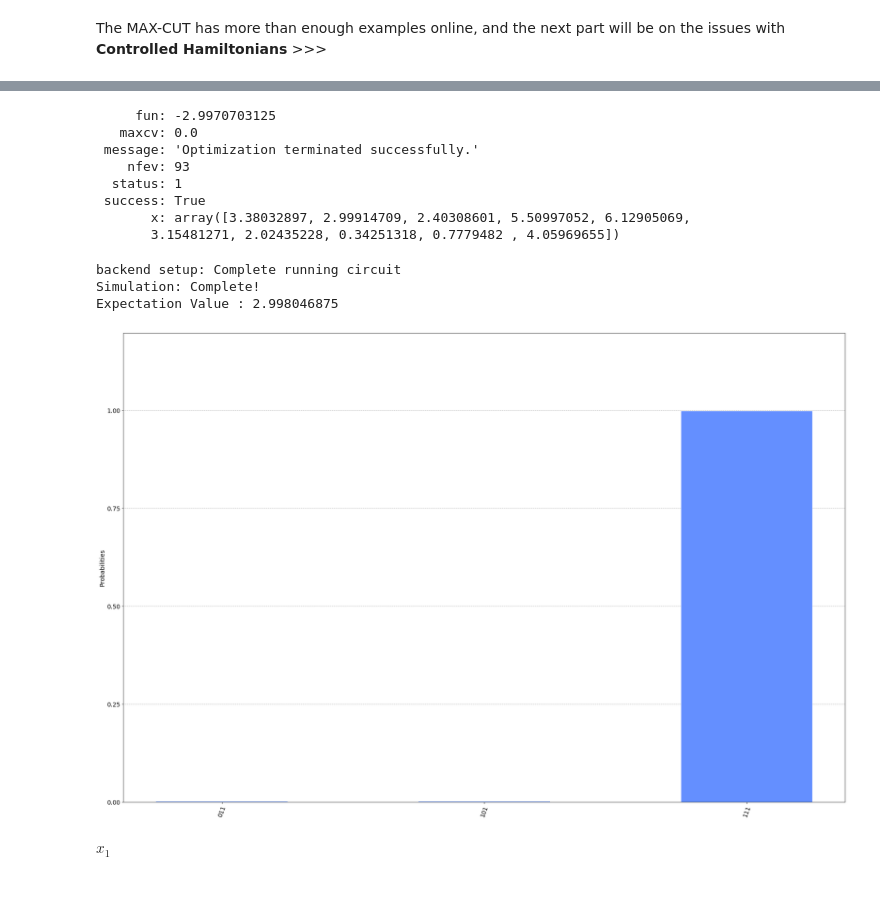
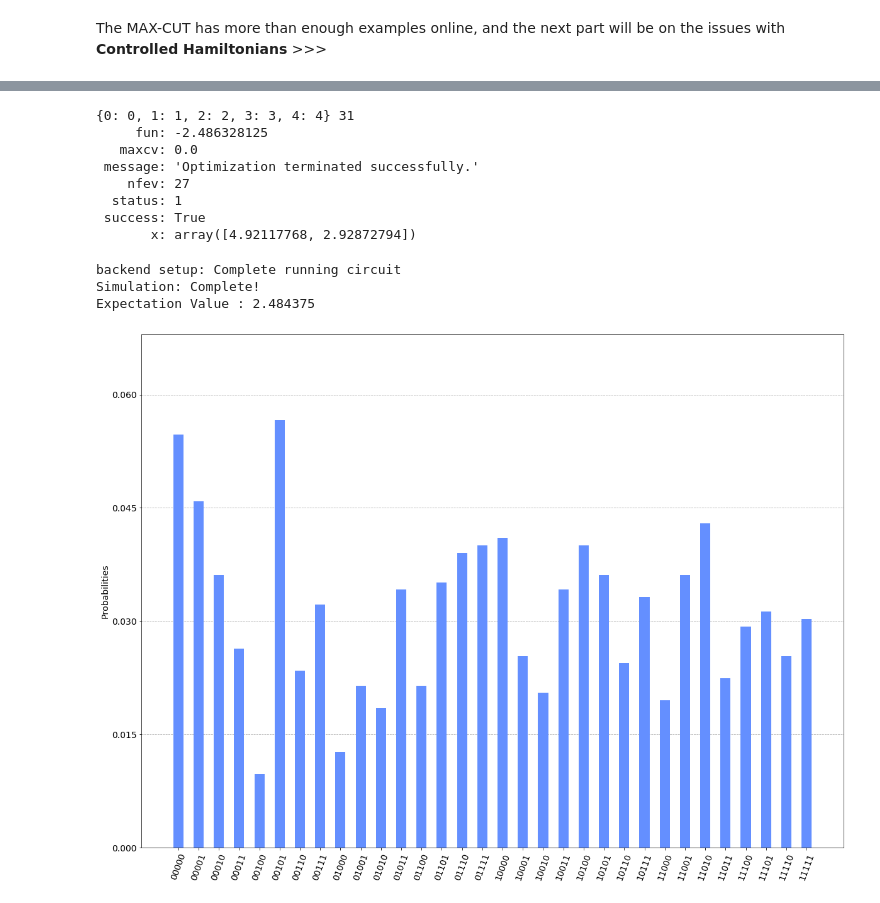
Before and after one commit to nus-comparch/hamiltonian_engine, a Jupyter notebook: Examples/2_PredefinedExamples_MAXCUT.ipynb, the cells around one changed output, grey strips where cells are left out. Cells and saved outputs as stored; diff of their text form; code cells hidden in the pictures.

```diff
--- a/Examples/2_PredefinedExamples_MAXCUT.ipynb
+++ b/Examples/2_PredefinedExamples_MAXCUT.ipynb
@@ -235,9 +234,9 @@ plot_histogram(res.get_counts(),figsize = (30,20),bar_labels = False)
 # %% [markdown]
 The MAX-CUT has more than enough examples online, and the next part will be on the issues with **Controlled Hamiltonians** >>>
 # %%
-n     = 3
+n     = 5
 V     = np.arange(0,n,1)
-E     =[(0,1,1.0),(2,0,1.0),(1,2,1.0)]
+E     =[(0,1,1.0),(1,2,1.0),(2,3,1.0), (3,4,1.0), (0,4,1.0)]
 
 G     = nx.Graph()
 G.add_nodes_from(V)
@@ -261,7 +262,7 @@ import numpy as np
 obj1 = 'x_1 '
 v1 = ['x_1']
 
-hamiltonian = sk.skeletor(5, obj1, v1, False,graph=G)
+hamiltonian = sk.skeletor(1, obj1, v1, False,graph=G)
 
 hamiltonian.get_objFun()
 # %% [output]
@@ -278,0 +275,3 @@ hamiltonian.generate_quantumCircuit(hyperparams=hyperparams)
+# %%
+hyperparams = [0.98139345, 0.97441032]
+hamiltonian.generate_quantumCircuit(hyperparams=hyperparams)
@@ -279,35 +280,24 @@ hamiltonian.generate_quantumCircuit(hyperparams=hyperparams)
 # %%
+print(hamiltonian.phse_ham.get_qubitMap(), hamiltonian.circuit.depth())
 opt_param = hamiltonian.run_QAOA(hyperparams,'COBYLA')
 # %% [output]
-     fun: -2.9970703125
+{0: 0, 1: 1, 2: 2, 3: 3, 4: 4} 31
+     fun: -2.486328125
    maxcv: 0.0
  message: 'Optimization terminated successfully.'
-    nfev: 93
+    nfev: 27
   status: 1
  success: True
-       x: array([3.38032897, 2.99914709, 2.40308601, 5.50997052, 6.12905069,
-       3.15481271, 2.02435228, 0.34251318, 0.7779482 , 4.05969655])
+       x: array([4.92117768, 2.92872794])
 # %%
 hamiltonian.generate_quantumCircuit(opt_param)
 res = hamiltonian.run_circuit()
 # %% [output]
 backend setup: Complete running circuit
 Simulation: Complete!
-Expectation Value : 2.998046875
+Expectation Value : 2.484375
 # %%
 from qiskit.visualization import plot_histogram
-plot_histogram(res.get_counts(), figsize = (30,20),bar_labels = False)
+plot_histogram(res.get_counts(),figsize = (20,15),bar_labels = False)
 # %% [output]
-[figure, old version]
+[figure, new version]
-# %%
-import skeletor as sk
-import numpy as np
-
-obj1 = 'x_1 '
-v1 = ['x_1']
-
-hamiltonian = sk.skeletor(5, obj1, v1, False,graph=G)
-
-hamiltonian.get_objFun()
-# %% [output]
-$\displaystyle x_{1}$
```
Also changed, not shown: parts of 18 cells of this notebook, 6 other files.
